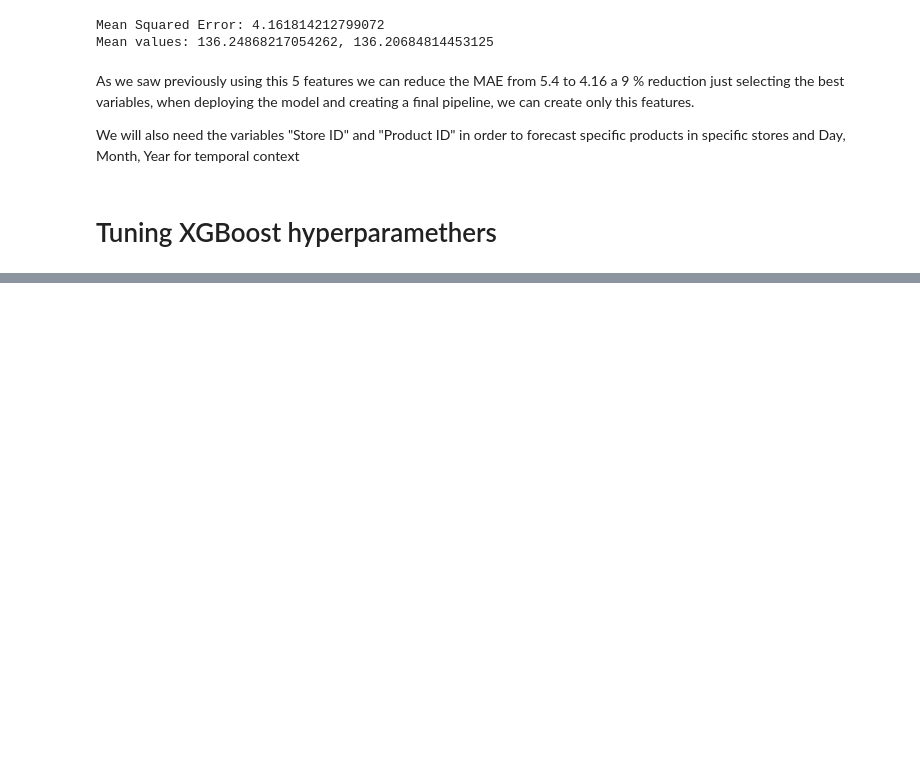
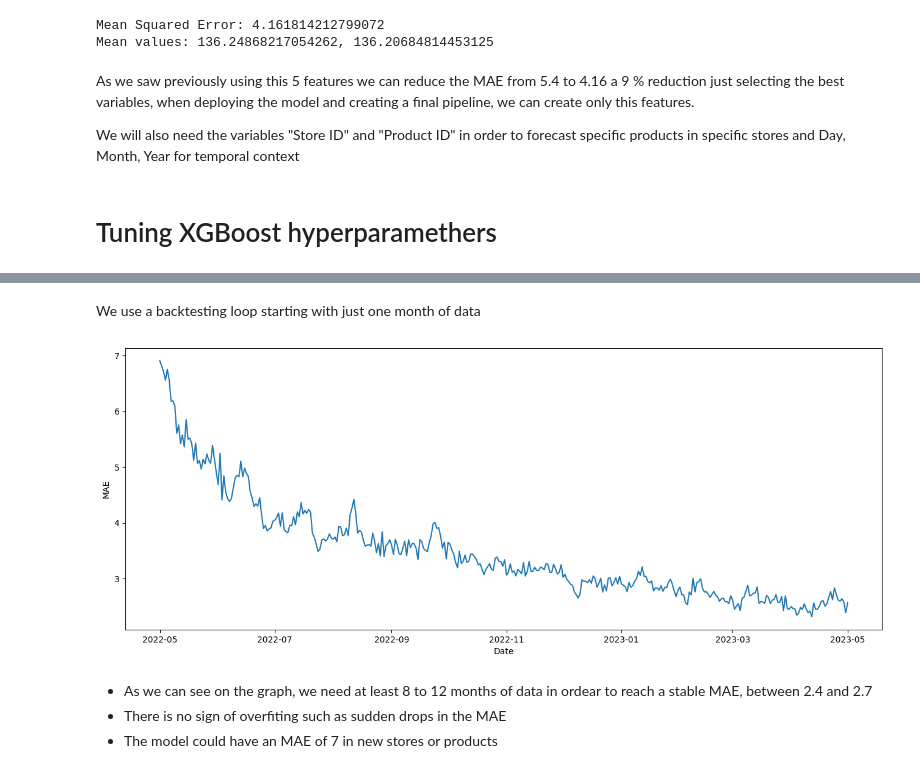
Before and after one commit to PercyDancourt/REME, a Jupyter notebook: notebooks/03_modeling.ipynb, the cells around one changed output, grey strips where cells are left out. Drawn from its saved outputs; the diff is of its cells as text; code cells hidden in the pictures; blank space fills up the shorter version.

```diff
--- a/notebooks/03_modeling.ipynb
+++ b/notebooks/03_modeling.ipynb
@@ -268,0 +286,50 @@ Test MAE: 2.78 | Mean y_test: 136.51 | Mean y_pred: 136.41
+# %%
+# list to store results
+backtest_results = []
+
+# Dates for backtesting, because we are using 30 days of lag, we will start from 2022-05-01
+backtest_dates = pd.date_range(start='2022-05-01', end='2023-05-01', freq='D') # We will test for one year
+
+# Backtesting loop
+for date in backtest_dates:
+    train_backtest = clean_data[clean_data['Date'] < date] # Training data up to the backtest date
+    test_backtest = clean_data[(clean_data['Date'] >= date) & (clean_data['Date'] < date + pd.DateOffset(days=7))] # Test data for the next 7 days (we will predict demand for the next week)
+
+    # Create X and y for training and testing
+    X_train_backtest = train_backtest[features]
+    y_train_backtest = train_backtest[target]
+
+    X_test_backtest = test_backtest[features]
+    y_test_backtest = test_backtest[target]
+
+    model = xgb.XGBRegressor(n_estimators=500, max_depth=7,
+                             learning_rate=0.1, colsample_bytree=1.0,
+                             subsample=1,
+                             random_state=42, n_jobs=-1) # Initialize the XGBoost model with the best parameters
+
+    model.fit(X_train_backtest, y_train_backtest) # Fit the model to the training backtest data
+    y_pred_backtest = model.predict(X_test_backtest) # Predict the target variable for the test backtest set
+
+    mae_backtest = mean_absolute_error(y_test_backtest, y_pred_backtest) # Calculate the mean absolute error of the predictions
+
+    backtest_results.append({
+        'Date': date,
+        'MAE': mae_backtest,
+        'Mean y_test': y_test_backtest.mean(),
+        'Mean y_pred': y_pred_backtest.mean()
+    }) # Append the results to the list
+
+# Create a DataFrame with the backtest results
+backtest_df = pd.DataFrame(backtest_results)
+# %% [markdown]
+We use a backtesting loop starting with just one month of data
+# %%
+plt.figure(figsize=(16,6))
+sns.lineplot(data=backtest_df, x='Date', y='MAE')
+plt.show()
+# %% [output]
+[figure, added]
+# %% [markdown]
+* As we can see on the graph, we need at least 8 to 12 months of data in ordear to reach a stable MAE, between 2.4 and 2.7
+* There is no sign of overfiting such as sudden drops in the MAE
+* The model could have an MAE of 7 in new stores or products
```
Also changed, not shown: parts of 13 cells of this notebook, 2 other files.
